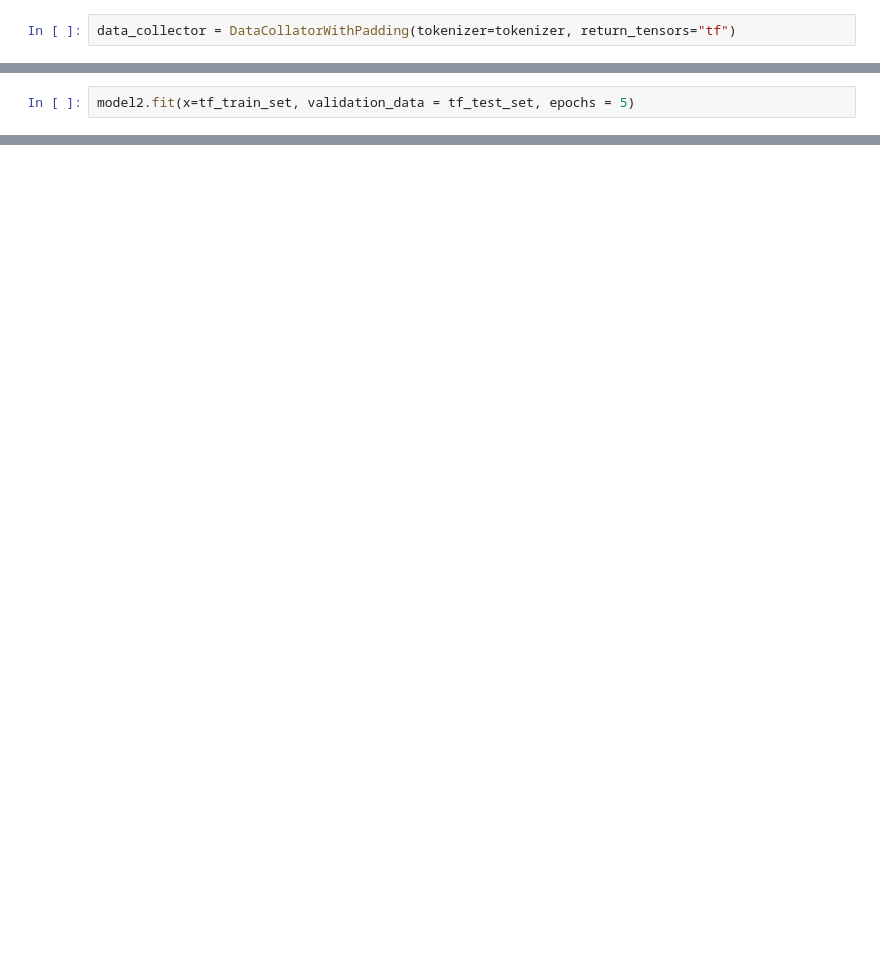
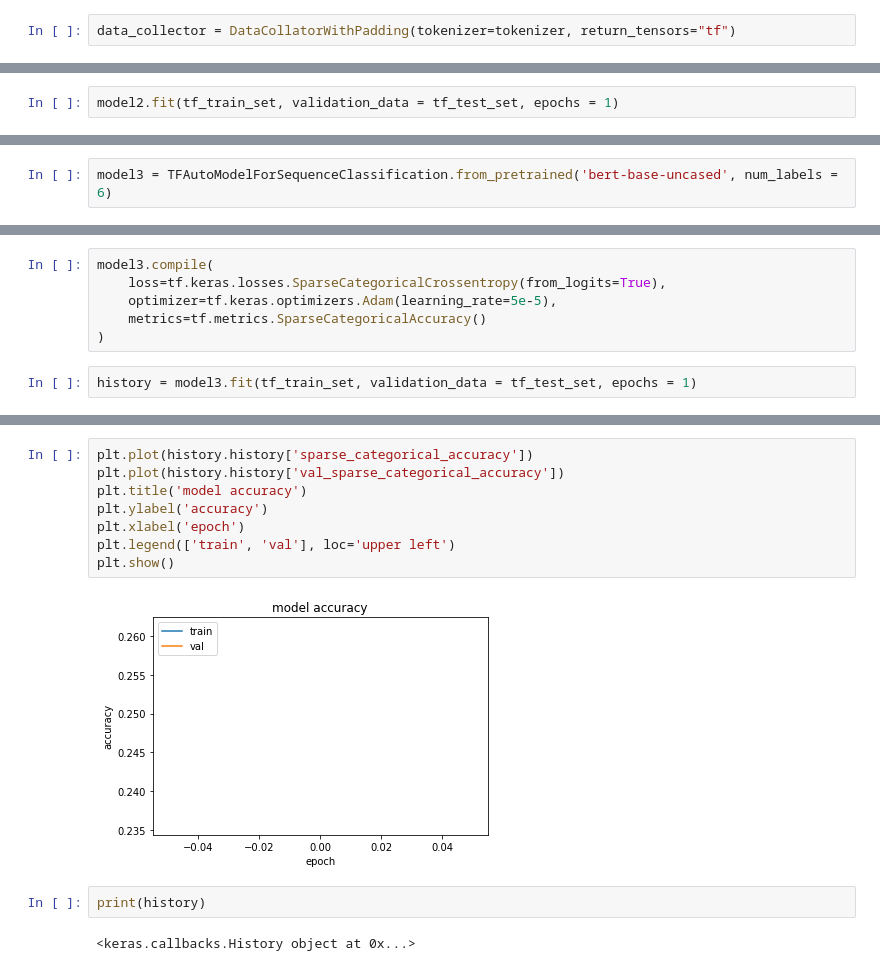
Before and after one commit to Ashwin1234/CS-521-Project, a Jupyter notebook: CS521Project.ipynb, the cells around one changed output, grey strips where cells are left out. Drawn from its saved outputs; the diff is of its cells as text; blank space fills up the shorter version.

```diff
--- a/CS521Project.ipynb
+++ b/CS521Project.ipynb
@@ -365,3 +381,3 @@ model2.compile(loss = 'binary_crossentropy',optimizer = 'adam', metrics = ['accu
 # %%
-model2.fit(x=tf_train_set, validation_data = tf_test_set, epochs = 5)
+model2.fit(tf_train_set, validation_data = tf_test_set, epochs = 1)
 # %% [output]
@@ -369,0 +434,2 @@ TypeError: ignored
+# %%
+model3 = TFAutoModelForSequenceClassification.from_pretrained('bert-base-uncased', num_labels = 6)
@@ -369,0 +441,8 @@ TypeError: ignored
+# %%
+model3.compile(
+    loss=tf.keras.losses.SparseCategoricalCrossentropy(from_logits=True),
+    optimizer=tf.keras.optimizers.Adam(learning_rate=5e-5),
+    metrics=tf.metrics.SparseCategoricalAccuracy()
+)
+# %%
+history = model3.fit(tf_train_set, validation_data = tf_test_set, epochs = 1)
@@ -369,0 +480,14 @@ TypeError: ignored
+# %%
+plt.plot(history.history['sparse_categorical_accuracy'])
+plt.plot(history.history['val_sparse_categorical_accuracy'])
+plt.title('model accuracy')
+plt.ylabel('accuracy')
+plt.xlabel('epoch')
+plt.legend(['train', 'val'], loc='upper left')
+plt.show()
+# %% [output]
+[figure, added]
+# %%
+print(history)
+# %% [output]
+<keras.callbacks.History object at 0x...>
```
Also changed, not shown: parts of 24 cells of this notebook.
